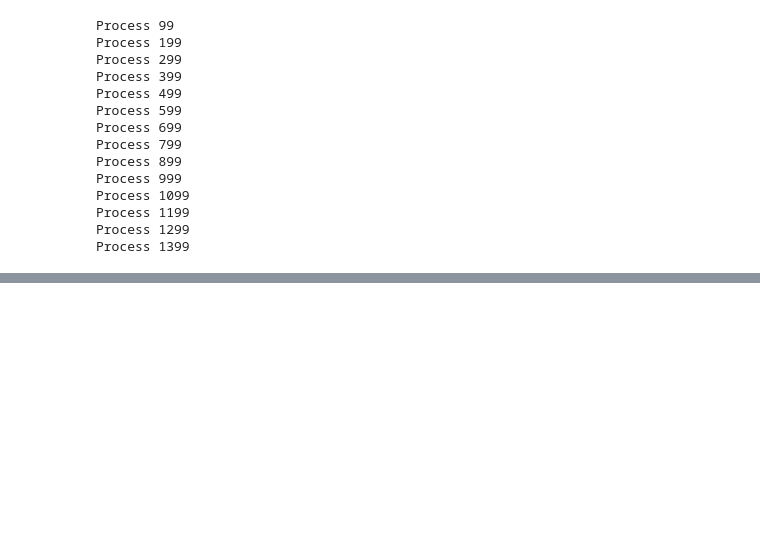
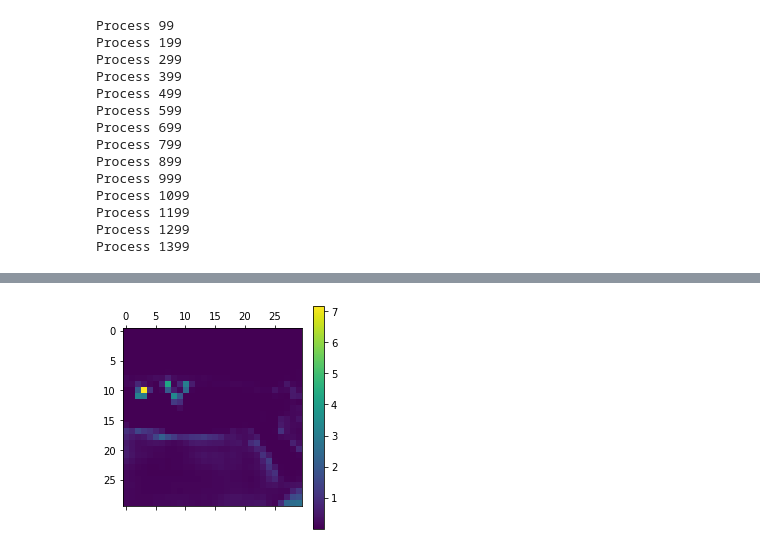
Before and after one commit to susanbao/ViT-pytorch, a Jupyter notebook: inference_patch_loss.ipynb, the cells around one changed output, grey strips where cells are left out. Cells and saved outputs as stored; diff of their text form; code cells hidden in the pictures; blank space fills up the shorter version.

```diff
--- a/inference_patch_loss.ipynb
+++ b/inference_patch_loss.ipynb
@@ -83,0 +154,11 @@ estimated_loss.mean()
+# %%
+loss_dir = "/workspace/pytorch-segmentation/pro_data/PSPNet_VOC/val/loss/"
+file_name = str(image_index // 8) + ".npy"
+image_loc = image_index % 8
+losses = np_read_with_tensor_output(loss_dir + file_name)
+loss = losses[image_loc]
+loss = torch.unsqueeze(loss, dim=0)
+loss = avgpool(loss)
+display(loss[0])
+# %% [output]
+[figure, added]
```
Also changed, not shown: parts of 16 cells of this notebook, 5 other files.
